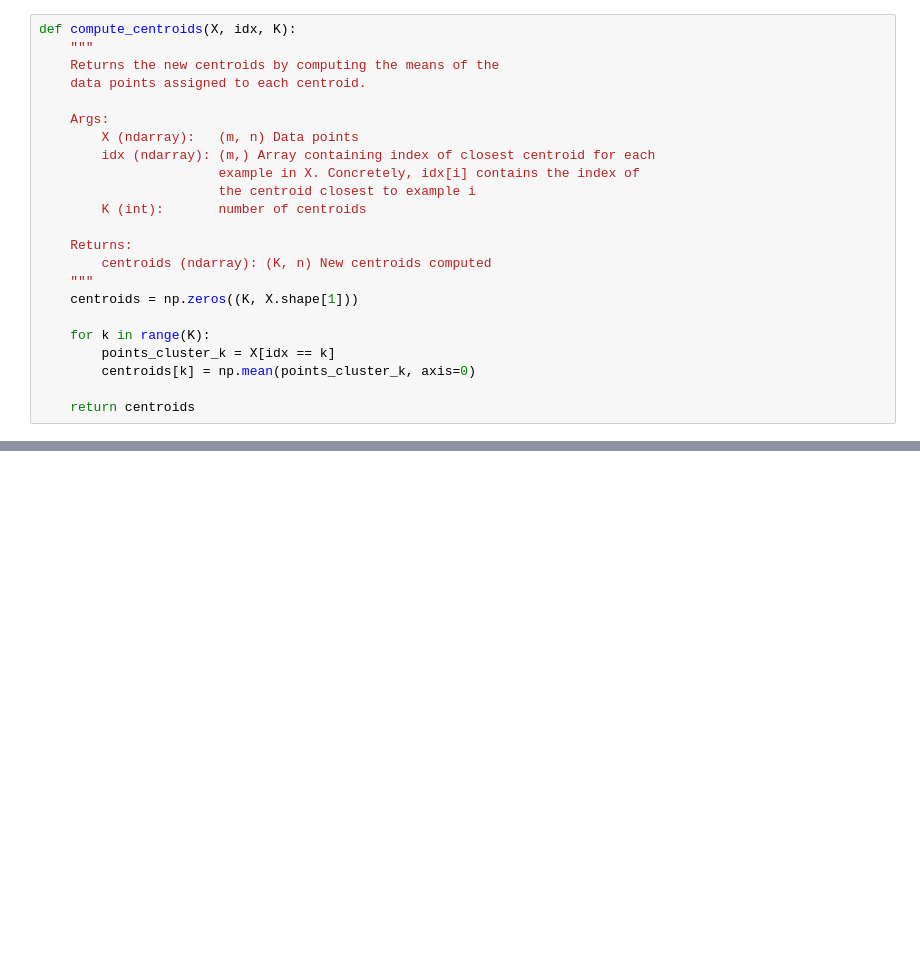
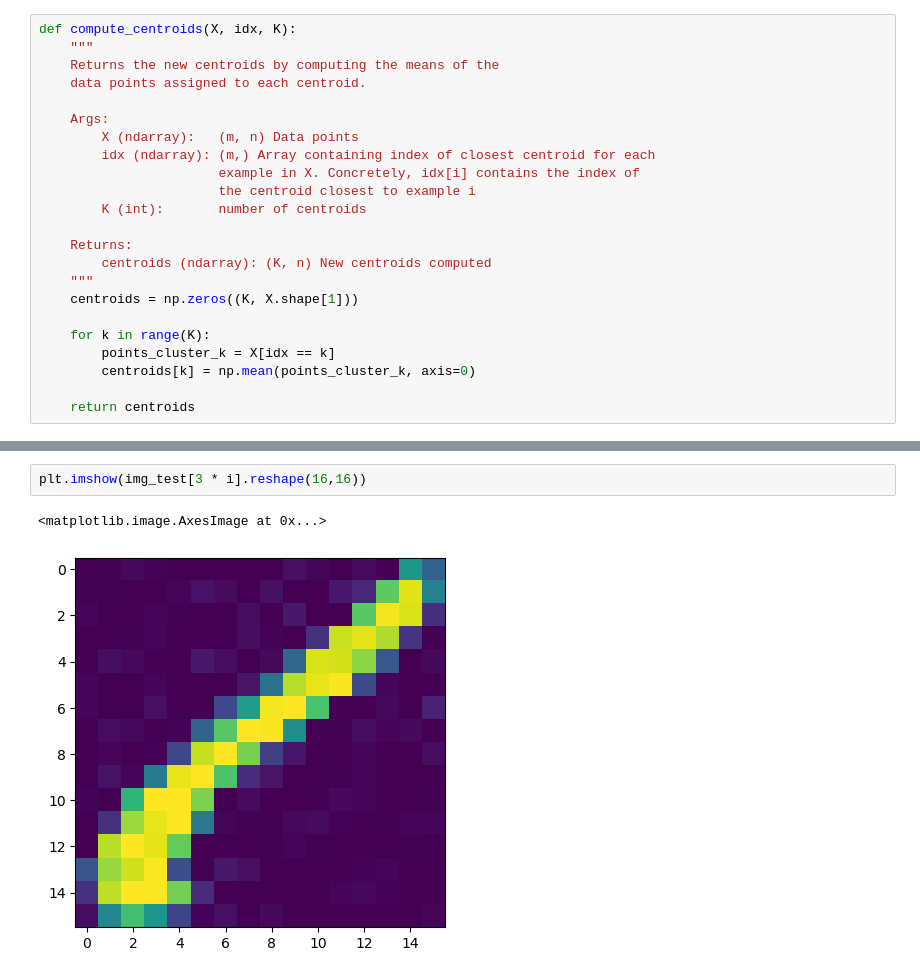
Before and after one commit to SheidaAbedpour/K-Means-Clustering, a Jupyter notebook: main.ipynb, the cells around one changed output, grey strips where cells are left out. Cells and saved outputs as stored; diff of their text form; blank space fills up the shorter version.

```diff
--- a/main.ipynb
+++ b/main.ipynb
@@ -102,0 +152,5 @@ def compute_centroids(X, idx, K):
+# %%
+plt.imshow(img_test[3 * i].reshape(16,16))
+# %% [output]
+<matplotlib.image.AxesImage at 0x...>
+[figure, added]
```
Also changed, not shown: parts of 15 cells of this notebook.
